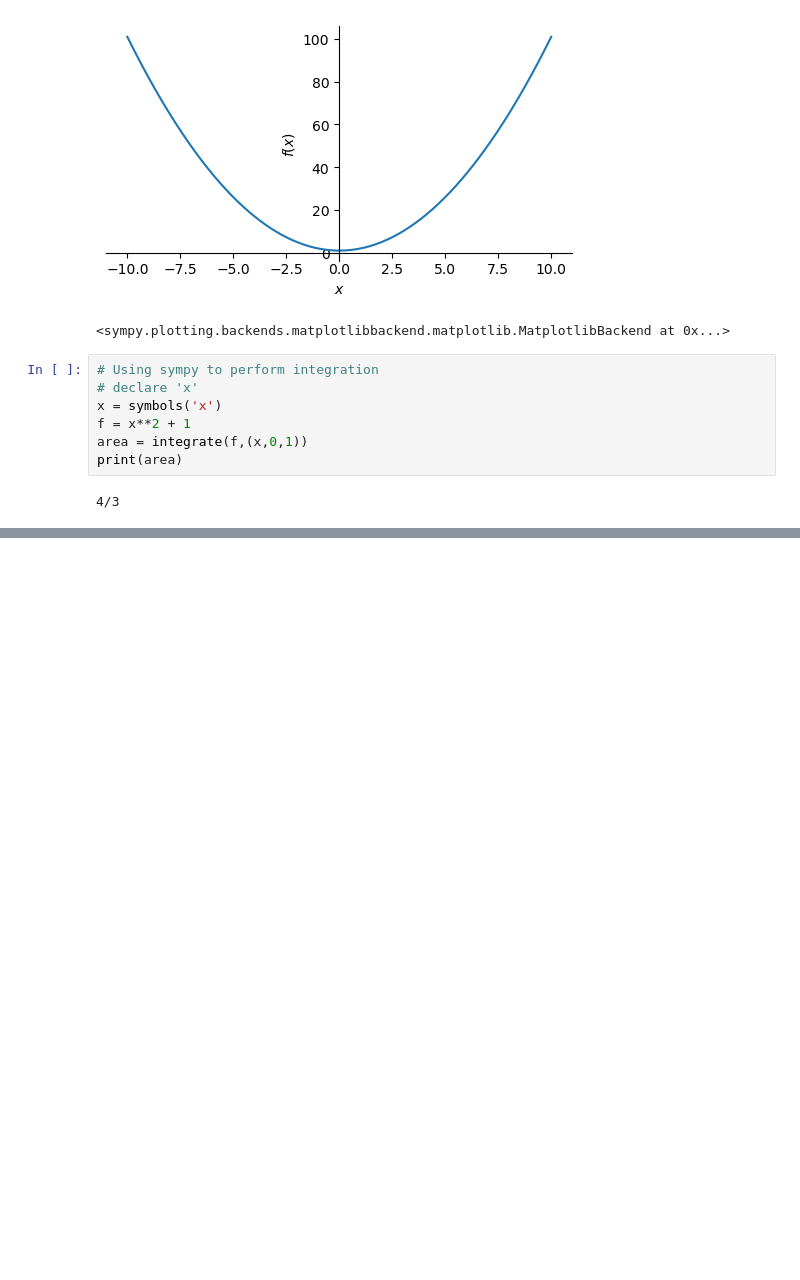
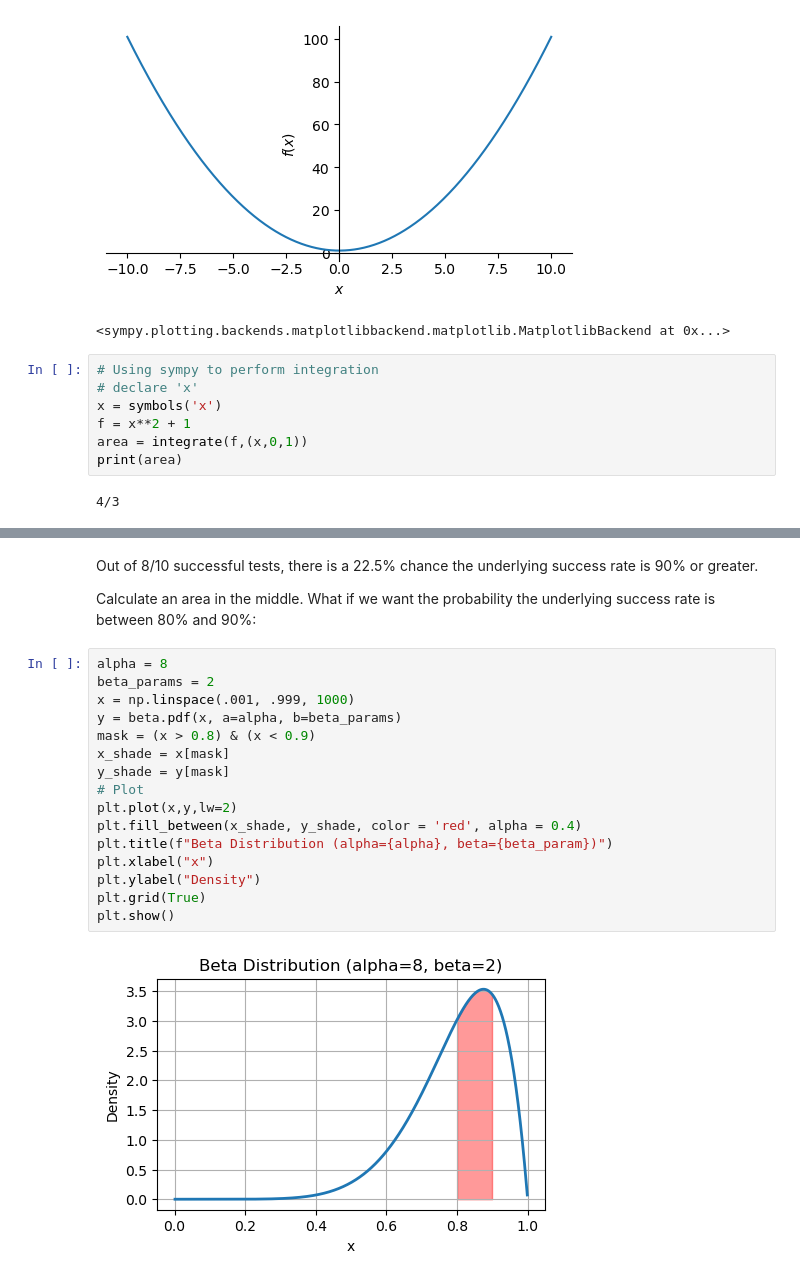
Before and after one commit to Timm26/Data_Science_Handbook, a Jupyter notebook: O'Reilly_Takeaways/Essential_Math.ipynb, the cells around one changed output, grey strips where cells are left out. Drawn from its saved outputs; the diff is of its cells as text; blank space fills up the shorter version.

```diff
--- a/O'Reilly_Takeaways/Essential_Math.ipynb
+++ b/O'Reilly_Takeaways/Essential_Math.ipynb
@@ -236,0 +375,22 @@ print(area)
+# %% [markdown]
+Out of 8/10 successful tests, there is a 22.5% chance the underlying success rate is 90% or greater.
+
+Calculate an area in the middle. What if we want the probability the underlying success rate is between 80% and 90%:
+# %%
+alpha = 8
+beta_params = 2
+x = np.linspace(.001, .999, 1000)
+y = beta.pdf(x, a=alpha, b=beta_params)
+mask = (x > 0.8) & (x < 0.9)
+x_shade = x[mask]
+y_shade = y[mask]
+# Plot
+plt.plot(x,y,lw=2)
+plt.fill_between(x_shade, y_shade, color = 'red', alpha = 0.4)
+plt.title(f"Beta Distribution (alpha={alpha}, beta={beta_param})")
+plt.xlabel("x")
+plt.ylabel("Density")
+plt.grid(True)
+plt.show()
+# %% [output]
+[figure, added]
```
Also changed, not shown: parts of 22 cells of this notebook.
